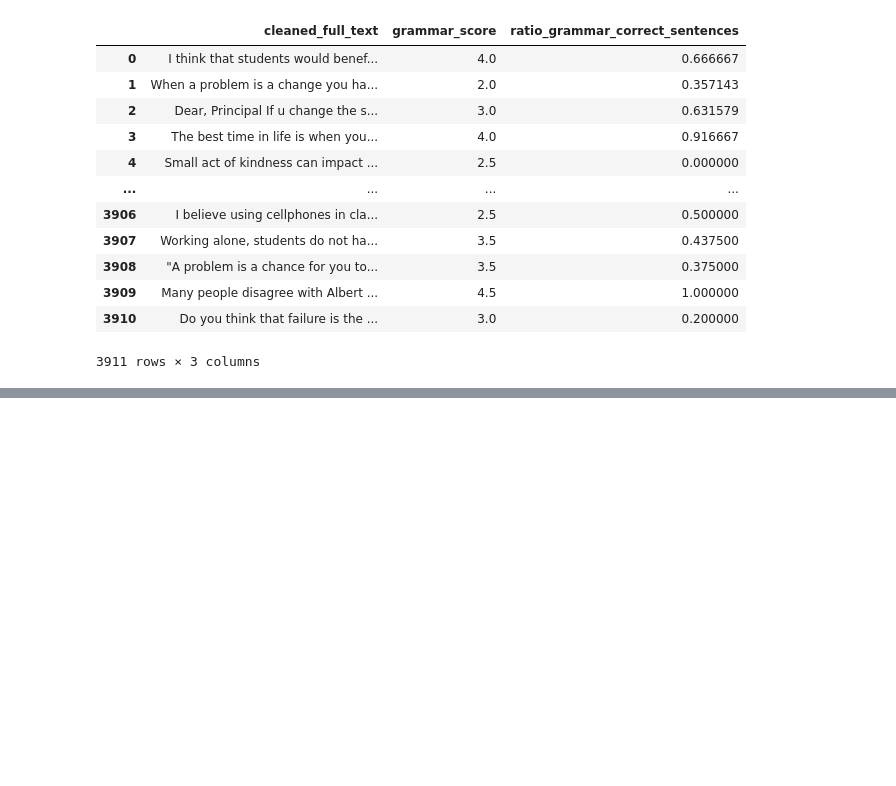
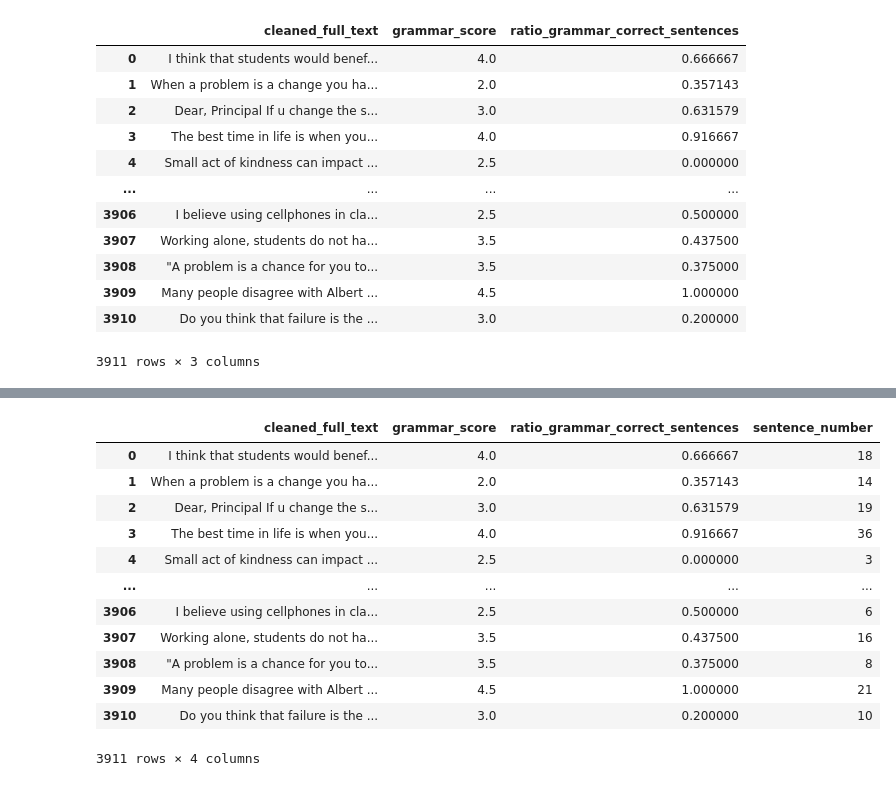
Before and after one commit to AImeetsAG/English-Language-Learning-Feedback-Machine-Learning-Competition, a Jupyter notebook: Grammar/Grammar_Preprocessing_Moyi.ipynb, the cells around one changed output, grey strips where cells are left out. Saved outputs shown, nothing was run; the diff lists cells and outputs as text; code cells hidden in the pictures; blank space fills up the shorter version.

```diff
--- a/Grammar/Grammar_Preprocessing_Moyi.ipynb
+++ b/Grammar/Grammar_Preprocessing_Moyi.ipynb
@@ -379,0 +417,4 @@ df_grammar.to_csv('/content/drive/MyDrive/Colab Notebooks/Erdos Fall 2022/gramma
+# %%
+train_1 = pd.read_csv('/content/drive/MyDrive/Colab Notebooks/Erdos Fall 2022/grammar_train.csv', index_col=0)
+# %%
+train_2 = pd.read_csv('/content/drive/MyDrive/Colab Notebooks/Erdos Fall 2022/grammar_train_sentence_number.csv', index_col=0)
@@ -379,0 +439,20 @@ df_grammar.to_csv('/content/drive/MyDrive/Colab Notebooks/Erdos Fall 2022/gramma
+# %%
+train_comb = train_1
+# %%
+train_comb['sentence_number'] = train_2['sentence_number']
+# %%
+train_comb
+# %% [output]
+|  | cleaned_full_text | grammar_score | ratio_grammar_correct_sentences | sentence_number |
+| 0 | I think that students would benef... | 4.0 | 0.666667 | 18 |
+| 1 | When a problem is a change you ha... | 2.0 | 0.357143 | 14 |
+| 2 | Dear, Principal If u change the s... | 3.0 | 0.631579 | 19 |
+| 3 | The best time in life is when you... | 4.0 | 0.916667 | 36 |
+| 4 | Small act of kindness can impact ... | 2.5 | 0.000000 | 3 |
+| ... | ... | ... | ... | ... |
+| 3906 | I believe using cellphones in cla... | 2.5 | 0.500000 | 6 |
+| 3907 | Working alone, students do not ha... | 3.5 | 0.437500 | 16 |
+| 3908 | "A problem is a chance for you to... | 3.5 | 0.375000 | 8 |
+| 3909 | Many people disagree with Albert ... | 4.5 | 1.000000 | 21 |
+| 3910 | Do you think that failure is the ... | 3.0 | 0.200000 | 10 |
+3911 rows × 4 columns
```
Also changed, not shown: parts of 11 cells of this notebook, 3 other files.
